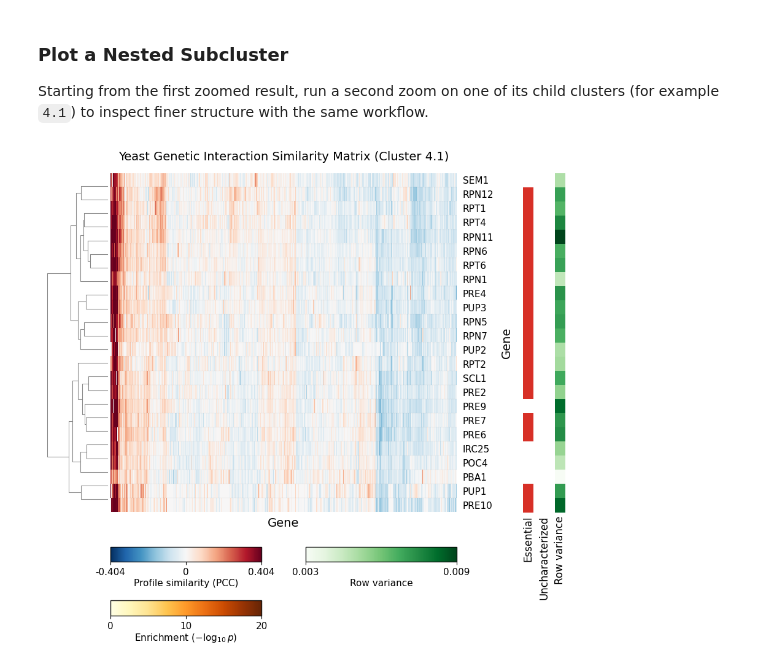
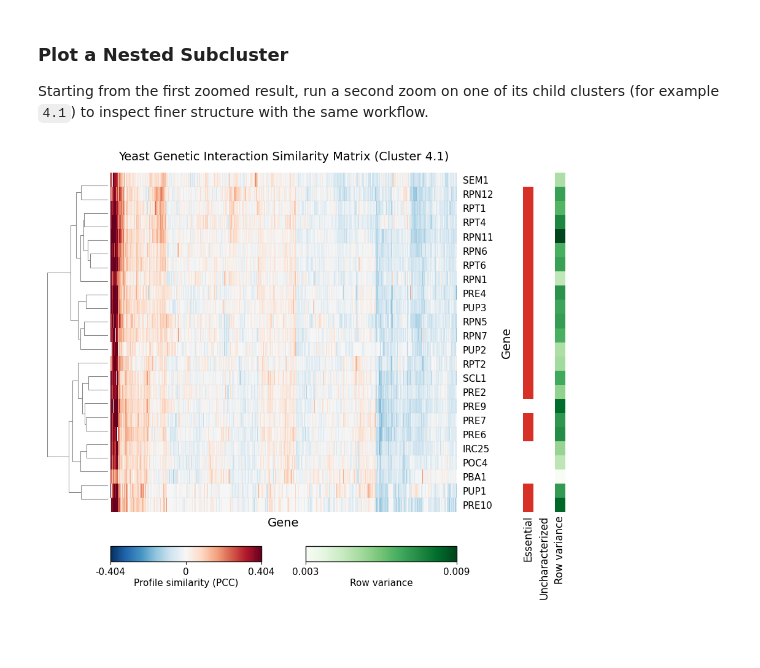
Before and after one commit to himalayas-base/himalayas-docs, a Jupyter notebook: notebooks/quickstart.ipynb, the cells around one changed output. Cells and saved outputs as stored; diff of their text form; code cells hidden in the pictures; blank space fills up the shorter version.

```diff
--- a/notebooks/quickstart.ipynb
+++ b/notebooks/quickstart.ipynb
@@ -862,39 +862,32 @@ plotter = (
         name="matrix",
         cmap="RdBu_r",
         norm=Normalize(-vlim, vlim),
         label="Profile similarity (PCC)",
         ticks=[-vlim, 0, vlim],
     )
     .add_colorbar(
         name="row_variance",
         cmap="Greens",
         norm=Normalize(subcluster_row_variance_min, subcluster_row_variance_max),
         label="Row variance",
         ticks=[subcluster_row_variance_min, subcluster_row_variance_max],
     )
-    .add_colorbar(
-        name="enrichment",
-        cmap="YlOrBr",
-        norm=Normalize(0, 20),
-        label=r"Enrichment ($-\log_{10}p$)",
-        ticks=[0, 10, 20],
-    )
     .plot_colorbars(
         ncols=2,
-        height=0.16,
+        height=0.035,
         gap=0.08,
         hpad=0.06,
         vpad=0.09,
         fontsize=11,
         font="DejaVu Sans",
         color=LABEL_COLOR,
         border_color=LABEL_COLOR,
         border_width=1.0,
         border_alpha=0.9,
         tick_decimals=3,
     )
 )
 
 plotter.show()
 # %% [output]
-[figure, old version]
+[figure, new version]
```
Also changed, not shown: 1 other file.
